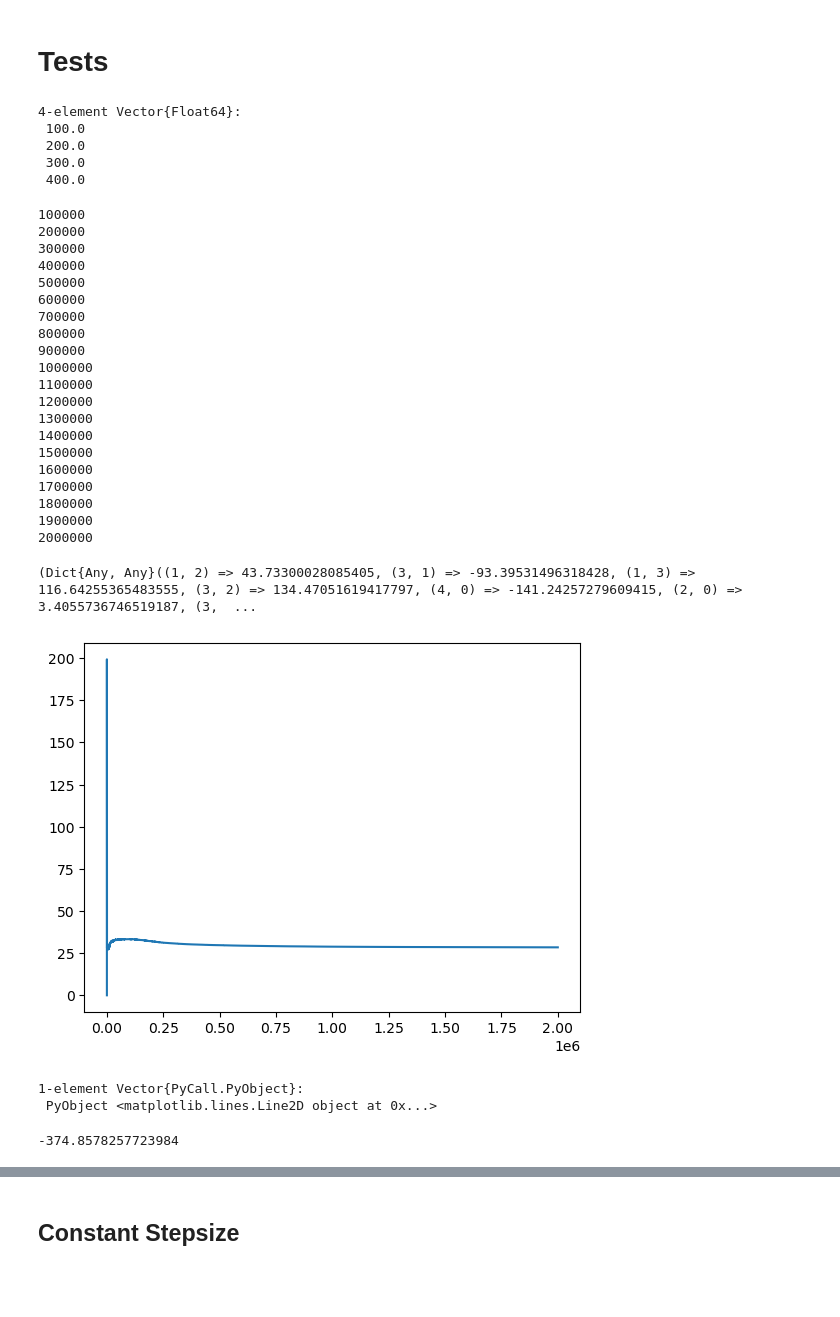
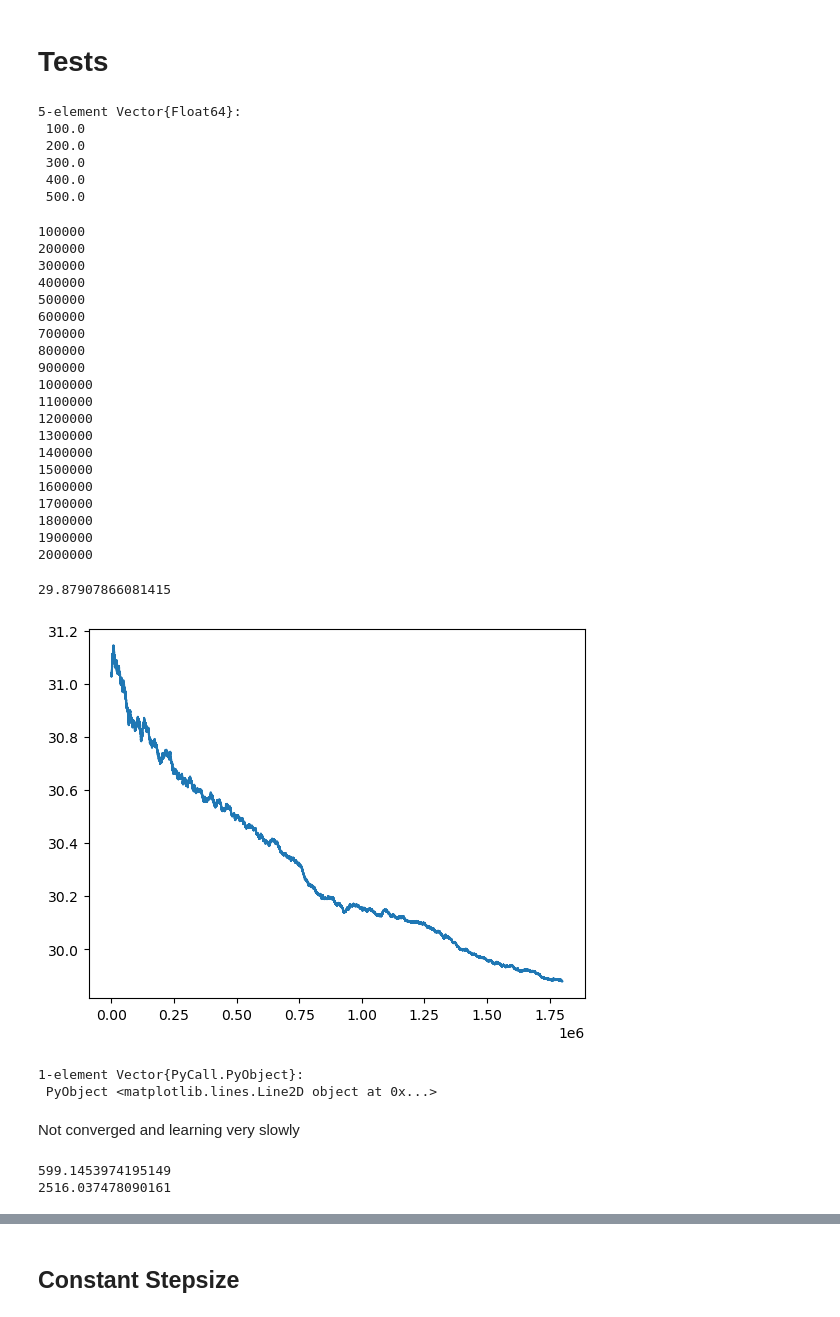
Before and after one commit to fairleyl/PhD-Code, a Jupyter notebook: Problem-Suite-NewVFA.ipynb, the cells around one changed output, grey strips where cells are left out. Drawn from its saved outputs; the diff is of its cells as text; code cells hidden in the pictures; blank space fills up the shorter version.

Commit message:
Update Problem-Suite-NewVFA.ipynb
Few runs of N=5, seems to be inconsistent in results - tweaking needed

```diff
--- a/Problem-Suite-NewVFA.ipynb
+++ b/Problem-Suite-NewVFA.ipynb
@@ -5161,8 +5161,8 @@ function smarviNewVFA_ST(N,alpha_d, alpha_r, beta, tau, c0, c1, r, nMax, b, c; s
         numVisitsN[i] = 0
     end
 
-    veHist = [ve]
-    vnHist = [vn]
+    vs0Hist = [0.0]
+
     #initialise flows
     bestCost = maximum(c0) + 1
     bestLink = 0
@@ -5230,8 +5230,7 @@ function smarviNewVFA_ST(N,alpha_d, alpha_r, beta, tau, c0, c1, r, nMax, b, c; s
                     return 0
                 end
 
-                push!(veHist, copy(ve))
-                push!(vnHist, copy(vn))
+                push!(vs0Hist, v(s0, N, flows0, ve, vn))
             end
             stateTrace = []
         end
@@ -5260,14 +5259,14 @@ function smarviNewVFA_ST(N,alpha_d, alpha_r, beta, tau, c0, c1, r, nMax, b, c; s
         end
     end
 
-    return ve, vn, g, gs, veHist, vnHist
+    return ve, vn, g, gs, vs0Hist
 end
 # %% [output]
 smarviNewVFA_ST (generic function with 1 method)
 # %% [markdown]
 # Tests
 # %%
-N = 4
+N = 5
 function tau(x)
     return x
 end
@@ -5279,14 +5278,16 @@ c0=[1.0*i for i in 1:N]
 c1=100.0
 r=[100.0*i for i in 1:N]
 # %% [output]
-4-element Vector{Float64}:
+5-element Vector{Float64}:
  100.0
  200.0
  300.0
  400.0
+ 500.0
 # %%
 nMax = 2000000
-resultNewVFA = smarviNewVFA_ST(N,alpha_d, alpha_r, beta, tau, c0, c1, r, nMax, 1.0, 1.0; stepsizeType = "varyByNumVisits", printProgress = true, modCounter = 100000)
+resultNewVFA = smarviNewVFA_ST(N,alpha_d, alpha_r, beta, tau, c0, c1, r, nMax, 1.0, 10.0; stepsizeType = "varyByNumVisits", printProgress = true, modCounter = 100000)
+resultNewVFA[3]
 # %% [output]
 100000
 200000
@@ -5308,19 +5309,23 @@ resultNewVFA = smarviNewVFA_ST(N,alpha_d, alpha_r, beta, tau, c0, c1, r, nMax, 1
 1800000
 1900000
 2000000
-(Dict{Any, Any}((1, 2) => 43.73300028085405, (3, 1) => -93.39531496318428, (1, 3) => 116.64255365483555, (3, 2) => 134.47051619417797, (4, 0) => -141.24257279609415, (2, 0) => 3.4055736746519187, (3,  ...
+29.87907866081415
 # %%
-PyPlot.plot(resultNewVFA[4][1:nMax])
+PyPlot.plot(resultNewVFA[4][200000:nMax])
 # %% [output]
-[figure, old version]
+[figure, new version]
 1-element Vector{PyCall.PyObject}:
  PyObject <matplotlib.lines.Line2D object at 0x...>
+# %% [markdown]
+Not converged and learning very slowly
 # %%
 ve = resultNewVFA[1]
 vn = resultNewVFA[2]
-v([1,1,1,1],N,alpha_d, alpha_r, beta, tau, c0, c1, r, ve, vn)
+println(v([1,1,1,1,1],N,alpha_d, alpha_r, beta, tau, c0, c1, r, ve, vn))
+println(v([3,3,3,3,3],N,alpha_d, alpha_r, beta, tau, c0, c1, r, ve, vn))
 # %% [output]
--374.8578257723984
+599.1453974195149
+2516.037478090161
 # %%
 vn
 # %% [output]
```
Also changed, not shown: parts of 7 cells of this notebook.
